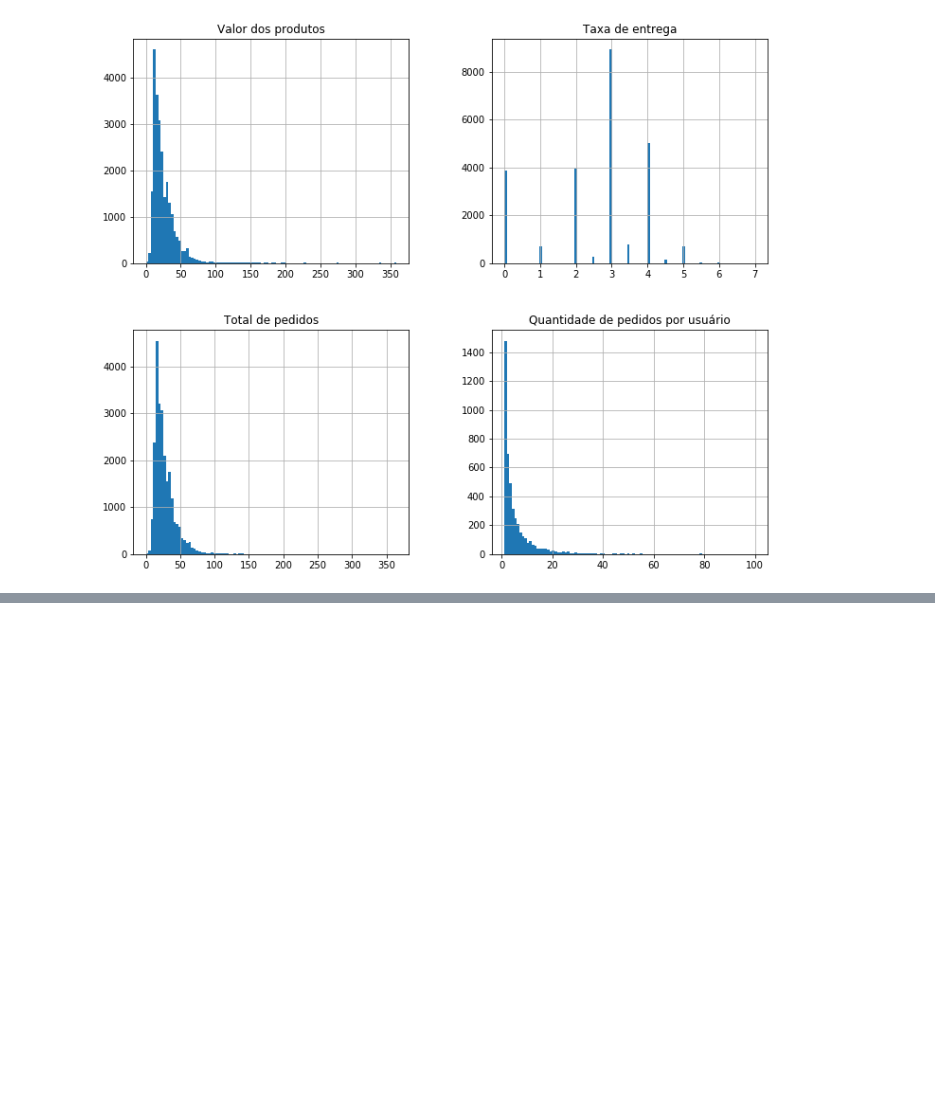
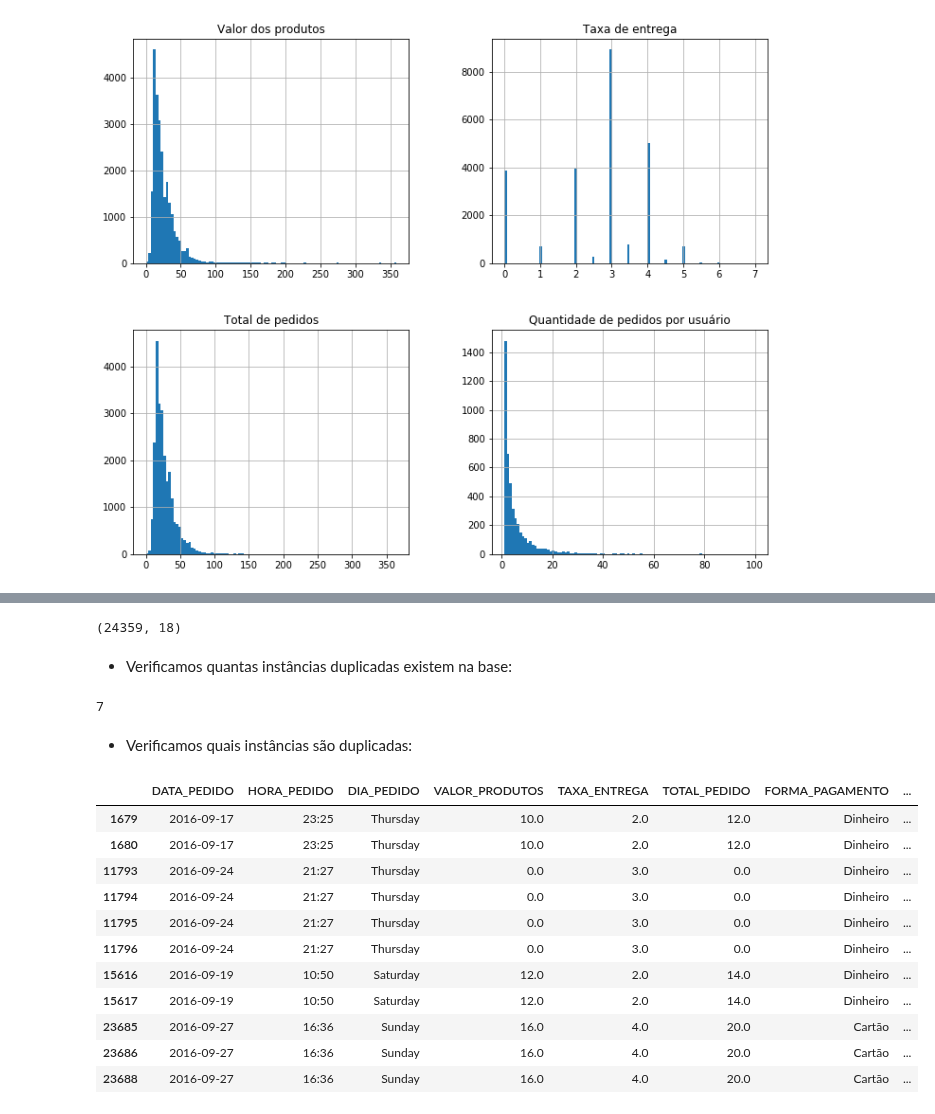
Before and after one commit to anfsantana/mata60-bd-bi, a Jupyter notebook: Business Intelligence.ipynb, the cells around one changed output, grey strips where cells are left out. Cells and saved outputs as stored; diff of their text form; code cells hidden in the pictures; blank space fills up the shorter version.

```diff
--- a/Business Intelligence.ipynb
+++ b/Business Intelligence.ipynb
@@ -280,0 +282,30 @@ Text(0.5,1,'Quantidade de pedidos por usuário')
+# %%
+#Verificar quantas instâncias (linhas) e quantos atributos (colunas) tem a base
+base.shape
+# %% [output]
+(24359, 18)
+# %% [markdown]
+- Verificamos quantas instâncias duplicadas existem na base:
+# %%
+#Verificar quantas instâncias (linhas) duplicadas
+base.duplicated().sum()
+# %% [output]
+7
+# %% [markdown]
+- Verificamos quais instâncias são duplicadas:
+# %%
+#Verificar quais são as instâncias duplicadas
+base.loc[base.duplicated(keep = False), :]
+# %% [output]
+|  | DATA_PEDIDO | HORA_PEDIDO | DIA_PEDIDO | VALOR_PRODUTOS | TAXA_ENTREGA | TOTAL_PEDIDO | FORMA_PAGAMENTO | ... |
+| 1679 | 2016-09-17 | 23:25 | Thursday | 10.0 | 2.0 | 12.0 | Dinheiro | ... |
+| 1680 | 2016-09-17 | 23:25 | Thursday | 10.0 | 2.0 | 12.0 | Dinheiro | ... |
+| 11793 | 2016-09-24 | 21:27 | Thursday | 0.0 | 3.0 | 0.0 | Dinheiro | ... |
+| 11794 | 2016-09-24 | 21:27 | Thursday | 0.0 | 3.0 | 0.0 | Dinheiro | ... |
+| 11795 | 2016-09-24 | 21:27 | Thursday | 0.0 | 3.0 | 0.0 | Dinheiro | ... |
+| 11796 | 2016-09-24 | 21:27 | Thursday | 0.0 | 3.0 | 0.0 | Dinheiro | ... |
+| 15616 | 2016-09-19 | 10:50 | Saturday | 12.0 | 2.0 | 14.0 | Dinheiro | ... |
+| 15617 | 2016-09-19 | 10:50 | Saturday | 12.0 | 2.0 | 14.0 | Dinheiro | ... |
+| 23685 | 2016-09-27 | 16:36 | Sunday | 16.0 | 4.0 | 20.0 | Cartão | ... |
+| 23686 | 2016-09-27 | 16:36 | Sunday | 16.0 | 4.0 | 20.0 | Cartão | ... |
+| 23688 | 2016-09-27 | 16:36 | Sunday | 16.0 | 4.0 | 20.0 | Cartão | ... |
```
Also changed, not shown: parts of 25 cells of this notebook.
